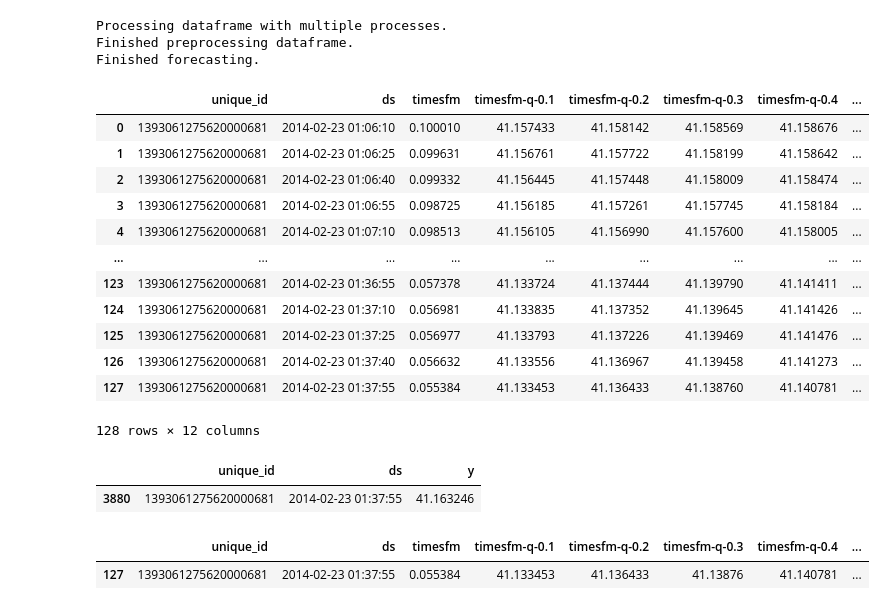
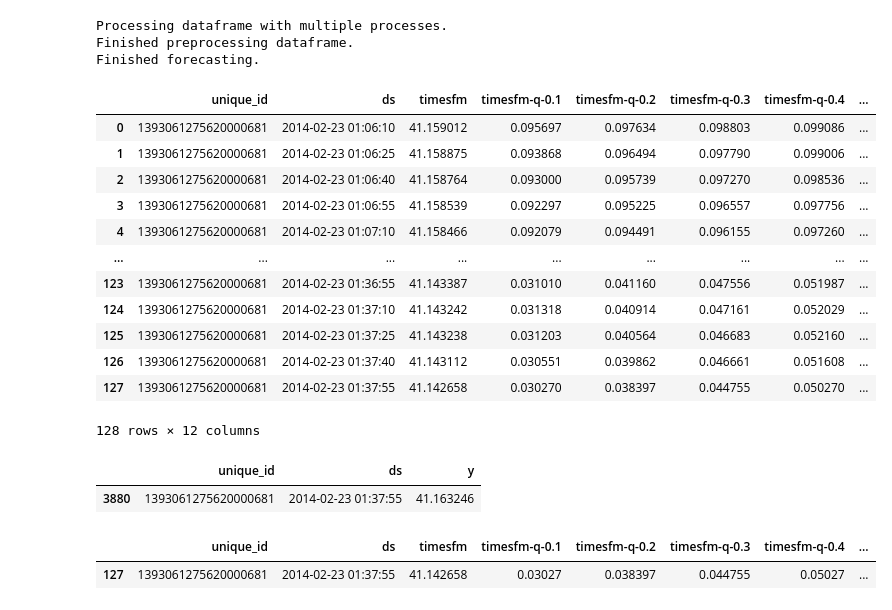
Before and after one commit to talevski14/taxi-destination-prediction, a Jupyter notebook: notebooks/longest_ride_prediction/LongestRidePrediction.ipynb, the cells around one changed output. Drawn from its saved outputs; the diff is of its cells as text; code cells hidden in the pictures.

```diff
--- a/notebooks/LongestRidePredictionEveryQ.ipynb
+++ b/notebooks/longest_ride_prediction/LongestRidePrediction.ipynb
@@ -1,7 +1,7 @@
 # %%
 import pandas as pd
 # %%
-df = pd.read_csv('../data/longest-ride-list.csv')
+df = pd.read_csv('../../data/longest-ride-list.csv')
 df
 # %% [output]
 |  | TRIP_ID | CALL_TYPE | ORIGIN_CALL | ORIGIN_STAND | TAXI_ID | TIMESTAMP | DAY_TYPE | MISSING_DATA | POLYLINE | ... |
@@ -99,7 +99,7 @@ import timesfm
  See https://github.com/google-research/timesfm/blob/master/README.md for updated APIs.
 Loaded PyTorch TimesFM, likely because python version is 3.11.13 | packaged by Anaconda, Inc. | (main, Jun  5 2025, 13:03:15) [MSC v.1929 64 bit (AMD64)].
 # %%
-tfm_long = timesfm.TimesFm(
+tfm = timesfm.TimesFm(
       hparams=timesfm.TimesFmHparams(
           backend="gpu",
           per_core_batch_size=32,
@@ -250,8 +247,8 @@ df_processing_lat
 df_processing_lat_test = df_processing_lat.tail(128)
 df_processing_lat_train = df_processing_lat.iloc[:-128]
 # %%
-scaler_lat = MinMaxScaler()
-df_processing_lat_train['y'] = scaler_lat.fit_transform(df_processing_lat_train[['y']])
+scaler = MinMaxScaler()
+df_processing_lat_train['y'] = scaler.fit_transform(df_processing_lat_train[['y']])
 df_processing_lat_train
 # %% [output]
 A value is trying to be set on a copy of a slice from a DataFrame.
@@ -309,5 +296,5 @@ tfm_lat = timesfm.TimesFm(
 # %%
-forecast_df_lat = tfm_lat.forecast_on_df(
+forecast_df_lat = tfm.forecast_on_df(
     inputs=df_processing_lat_train,
     freq="15s",
     value_name="y",
@@ -318,22 +305,21 @@ Processing dataframe with multiple processes.
 Finished preprocessing dataframe.
 Finished forecasting.
 # %%
-for column in columns:
-    forecast_df_lat[column] = scaler_lat.inverse_transform(forecast_df_lat[[column]])
+forecast_df_lat['timesfm'] = scaler.inverse_transform(forecast_df_lat[['timesfm']])
 forecast_df_lat
 # %% [output]
 |  | unique_id | ds | timesfm | timesfm-q-0.1 | timesfm-q-0.2 | timesfm-q-0.3 | timesfm-q-0.4 | ... |
-| 0 | 1393061275620000681 | 2014-02-23 01:06:10 | 0.100010 | 41.157433 | 41.158142 | 41.158569 | 41.158676 | ... |
-| 1 | 1393061275620000681 | 2014-02-23 01:06:25 | 0.099631 | 41.156761 | 41.157722 | 41.158199 | 41.158642 | ... |
-| 2 | 1393061275620000681 | 2014-02-23 01:06:40 | 0.099332 | 41.156445 | 41.157448 | 41.158009 | 41.158474 | ... |
-| 3 | 1393061275620000681 | 2014-02-23 01:06:55 | 0.098725 | 41.156185 | 41.157261 | 41.157745 | 41.158184 | ... |
-| 4 | 1393061275620000681 | 2014-02-23 01:07:10 | 0.098513 | 41.156105 | 41.156990 | 41.157600 | 41.158005 | ... |
+| 0 | 1393061275620000681 | 2014-02-23 01:06:10 | 41.159012 | 0.095697 | 0.097634 | 0.098803 | 0.099086 | ... |
+| 1 | 1393061275620000681 | 2014-02-23 01:06:25 | 41.158875 | 0.093868 | 0.096494 | 0.097790 | 0.099006 | ... |
+| 2 | 1393061275620000681 | 2014-02-23 01:06:40 | 41.158764 | 0.093000 | 0.095739 | 0.097270 | 0.098536 | ... |
+| 3 | 1393061275620000681 | 2014-02-23 01:06:55 | 41.158539 | 0.092297 | 0.095225 | 0.096557 | 0.097756 | ... |
+| 4 | 1393061275620000681 | 2014-02-23 01:07:10 | 41.158466 | 0.092079 | 0.094491 | 0.096155 | 0.097260 | ... |
 | ... | ... | ... | ... | ... | ... | ... | ... | ... |
-| 123 | 1393061275620000681 | 2014-02-23 01:36:55 | 0.057378 | 41.133724 | 41.137444 | 41.139790 | 41.141411 | ... |
-| 124 | 1393061275620000681 | 2014-02-23 01:37:10 | 0.056981 | 41.133835 | 41.137352 | 41.139645 | 41.141426 | ... |
-| 125 | 1393061275620000681 | 2014-02-23 01:37:25 | 0.056977 | 41.133793 | 41.137226 | 41.139469 | 41.141476 | ... |
-| 126 | 1393061275620000681 | 2014-02-23 01:37:40 | 0.056632 | 41.133556 | 41.136967 | 41.139458 | 41.141273 | ... |
-| 127 | 1393061275620000681 | 2014-02-23 01:37:55 | 0.055384 | 41.133453 | 41.136433 | 41.138760 | 41.140781 | ... |
+| 123 | 1393061275620000681 | 2014-02-23 01:36:55 | 41.143387 | 0.031010 | 0.041160 | 0.047556 | 0.051987 | ... |
+| 124 | 1393061275620000681 | 2014-02-23 01:37:10 | 41.143242 | 0.031318 | 0.040914 | 0.047161 | 0.052029 | ... |
+| 125 | 1393061275620000681 | 2014-02-23 01:37:25 | 41.143238 | 0.031203 | 0.040564 | 0.046683 | 0.052160 | ... |
+| 126 | 1393061275620000681 | 2014-02-23 01:37:40 | 41.143112 | 0.030551 | 0.039862 | 0.046661 | 0.051608 | ... |
+| 127 | 1393061275620000681 | 2014-02-23 01:37:55 | 41.142658 | 0.030270 | 0.038397 | 0.044755 | 0.050270 | ... |
 128 rows × 12 columns
 # %%
 df_processing_lat_test.tail(1)
@@ -344,7 +330,7 @@ df_processing_lat_test.tail(1)
 forecast_df_lat.tail(1)
 # %% [output]
 |  | unique_id | ds | timesfm | timesfm-q-0.1 | timesfm-q-0.2 | timesfm-q-0.3 | timesfm-q-0.4 | ... |
-| 127 | 1393061275620000681 | 2014-02-23 01:37:55 | 0.055384 | 41.133453 | 41.136433 | 41.13876 | 41.140781 | ... |
+| 127 | 1393061275620000681 | 2014-02-23 01:37:55 | 41.142658 | 0.03027 | 0.038397 | 0.044755 | 0.05027 | ... |
 # %%
 import math
 # %%
```
Also changed, not shown: parts of 10 cells of this notebook, 4 other files.
